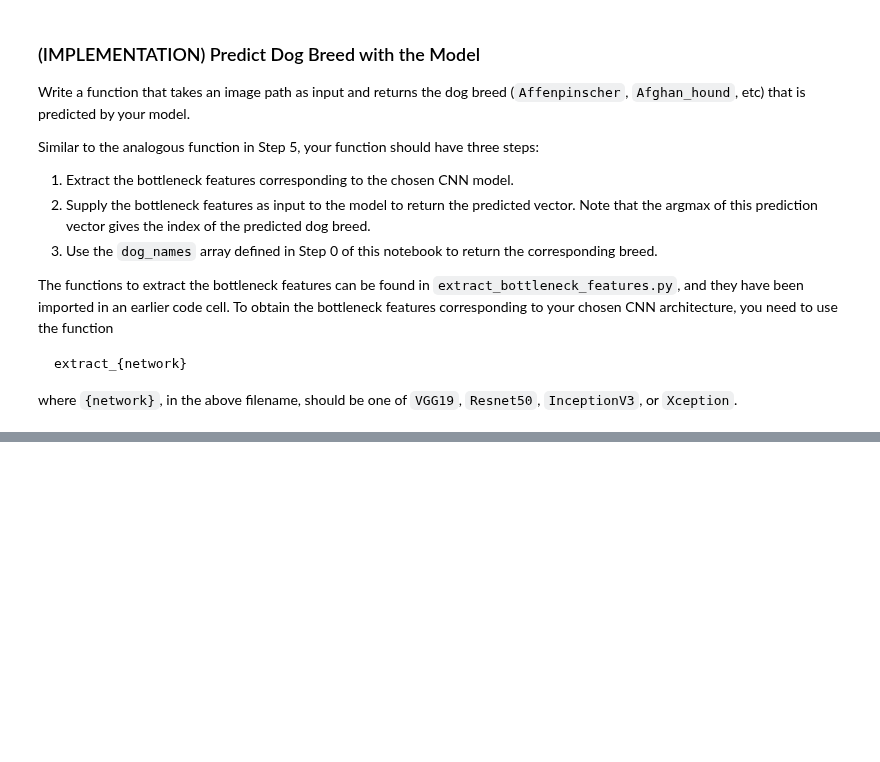
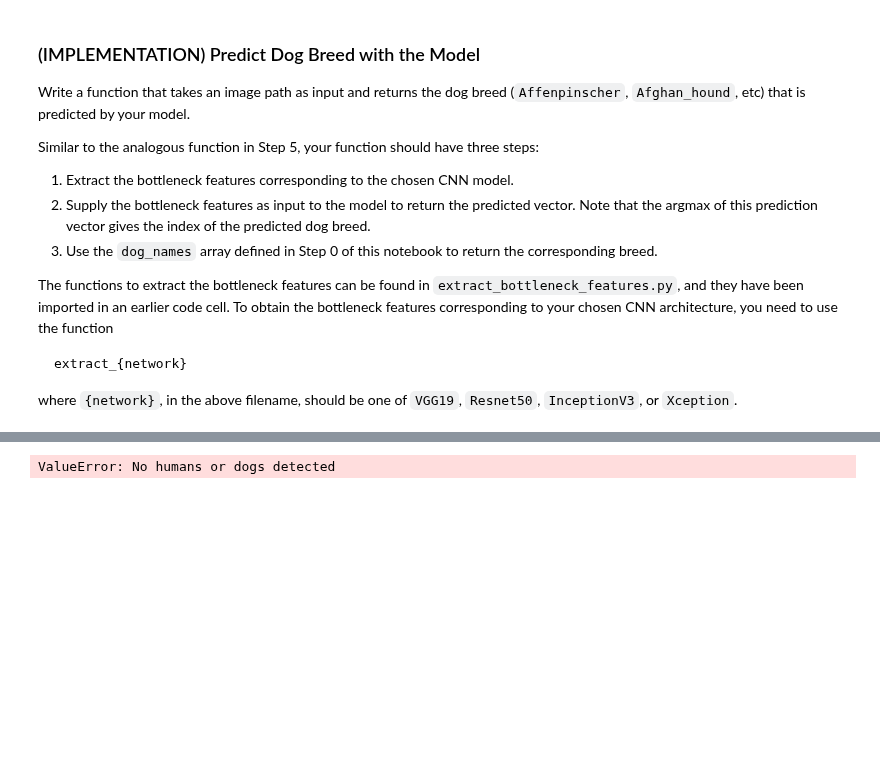
Before and after one commit to udacity/dog-project, a Jupyter notebook: dog_app.ipynb, the cells around one changed output, grey strips where cells are left out. Drawn from its saved outputs; the diff is of its cells as text; code cells hidden in the pictures; blank space fills up the shorter version.

```diff
--- a/dog_app.ipynb
+++ b/dog_app.ipynb
@@ -787,0 +848,5 @@ You are a: Beagle
+# %%
+what_dog_am_i(test_images[1])
+# %% [output]
+ValueError: No humans or dogs detected
+[figure, added]
```
Also changed, not shown: parts of 29 cells of this notebook.
